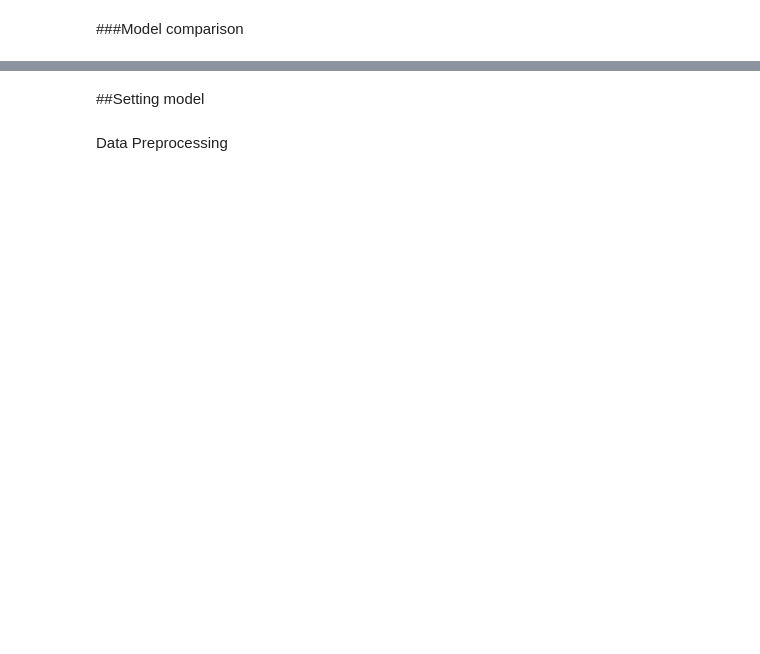
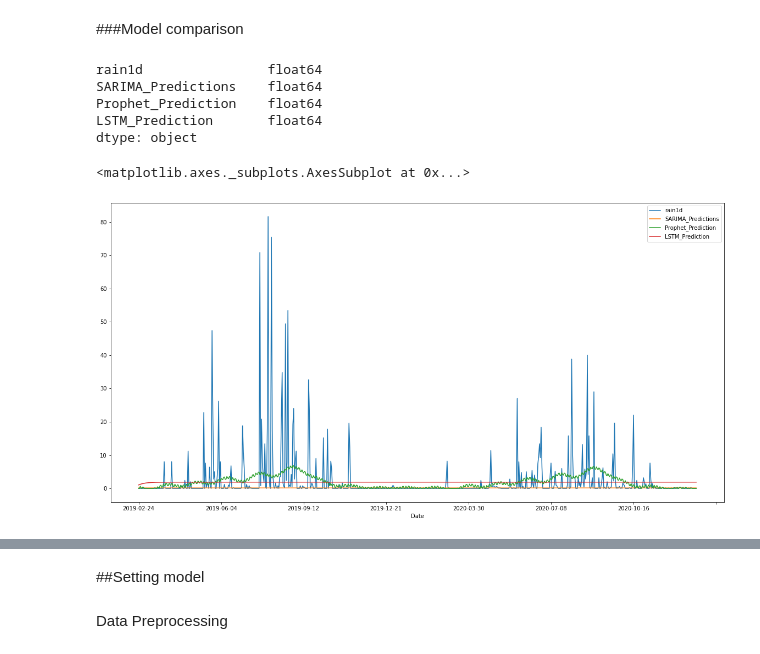
Before and after one commit to punnarat-w/Yomriver_analysis, a Jupyter notebook: ForecastingModel.ipynb, the cells around one changed output, grey strips where cells are left out. Drawn from its saved outputs; the diff is of its cells as text; code cells hidden in the pictures; blank space fills up the shorter version.

```diff
--- a/ForecastingModel.ipynb
+++ b/ForecastingModel.ipynb
@@ -1074,3 +1292,19 @@ plt.show()
+# %%
+test_data_ex.dtypes
+# %% [output]
+rain1d                float64
+SARIMA_Predictions    float64
+Prophet_Prediction    float64
+LSTM_Prediction       float64
+dtype: object
+# %%
+test_data_ex['rain1d'].plot(figsize = (20,10), legend=True)
+test_data_ex['SARIMA_Predictions'].plot(legend = True)
+test_data_ex['Prophet_Prediction'].plot(legend = True)
+test_data_ex['LSTM_Prediction'].plot(legend = True)
+# %% [output]
+<matplotlib.axes._subplots.AxesSubplot at 0x...>
+[figure, added]
 # %%
 print('SARIMA RMSE: '+str(sarima_rmse_error))
 print('Prophet RMSE: '+str(prophet_rmse_error))
```
Also changed, not shown: parts of 68 cells of this notebook.
